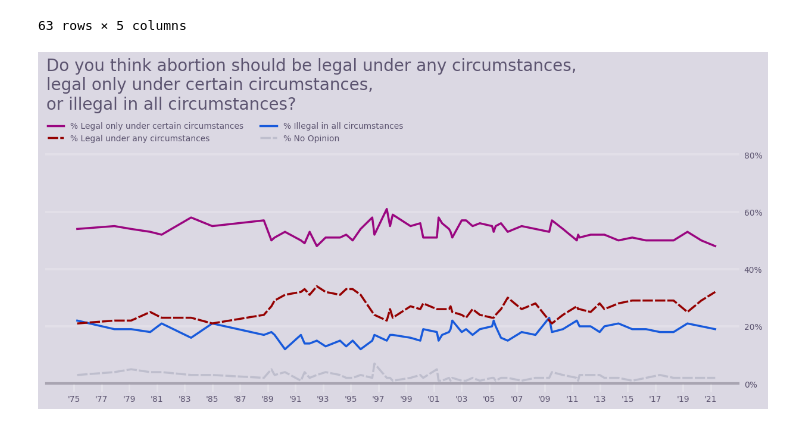
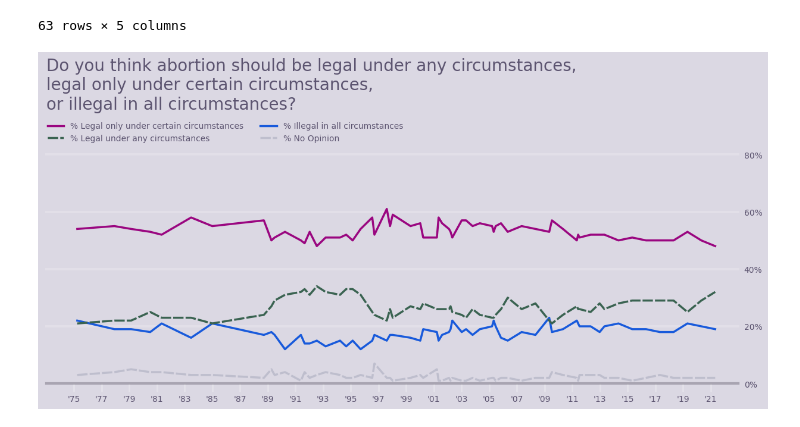
Before and after one commit to john-a-dixon/makeover-monday, a Jupyter notebook: Makeover Monday.ipynb, the cells around one changed output. Drawn from its saved outputs; the diff is of its cells as text; code cells hidden in the pictures.

Commit message:
Fixed a problematic color. Now to branch.

```diff
--- a/Makeover Monday.ipynb
+++ b/Makeover Monday.ipynb
@@ -82,7 +82,7 @@ plt.title('Do you think abortion should be legal under any circumstances,\nlegal
 # Create all four different plots
 sns.lineplot(data=df, x='Poll Date', y='No opinion %', label='% No Opinion', color='#6B728E', linestyle=(0, (5, 1)), linewidth=2.5, alpha=0.25)
 sns.lineplot(data=df, x='Poll Date', y='Illegal in all %', label='% Illegal in all circumstances', color='#185ADB', linewidth=2.5)
-sns.lineplot(data=df, x='Poll Date', y='Legal under any %', label='% Legal under any circumstances', color='#950101', linestyle=(0, (5, 1)), linewidth=2.5)
+sns.lineplot(data=df, x='Poll Date', y='Legal under any %', label='% Legal under any circumstances', color='#3A6351', linestyle=(0, (5, 1)), linewidth=2.5)
 sns.lineplot(data=df, x='Poll Date', y='Legal only under certain %', label='% Legal only under certain circumstances', color='#9A0680', linewidth=2.5)
 
 
@@ -105,31 +105,31 @@ plt.yticks(ticks=[0, 0.20, 0.40, 0.60, 0.80],
 # Make the y-axis ticks go on the right-size
 plt.tick_params(axis='y',
                 right=False,
                 left=False,
                 labelright=True,
                 labelleft=False)
 plt.tick_params(axis='x',
                 width='2',
                 length=10,
                 color='#FFFFFF44');
 
 
 # Set x-ticks, x-tick-labels and more
 plt.xlabel(None)
 earliest = pd.Timestamp(1973, 1, 1)
 latest = pd.Timestamp(2023, 1, 1)
 plt.xlim(earliest, latest)
 plt.xticks(ticks=[pd.Timestamp(x, 1, 1) for x in range(1975, 2022, 2)],
            labels=[f'\'{str(x)[-2:]}' for x in range(1975, 2022, 2)],
            color='#5C5470');
 
 # Apply the grid lines as specified
 # clip_on=False helps prevent the top most gridline from being cutoff
 # If off, it's width wont match all the other gridlines
 plt.grid(axis='y',
          color='#FFFFFF',
          alpha=0.2,
          clip_on=False,
          linewidth=3);
 # %% [output]
-[figure, old version]
+[figure, new version]
```
